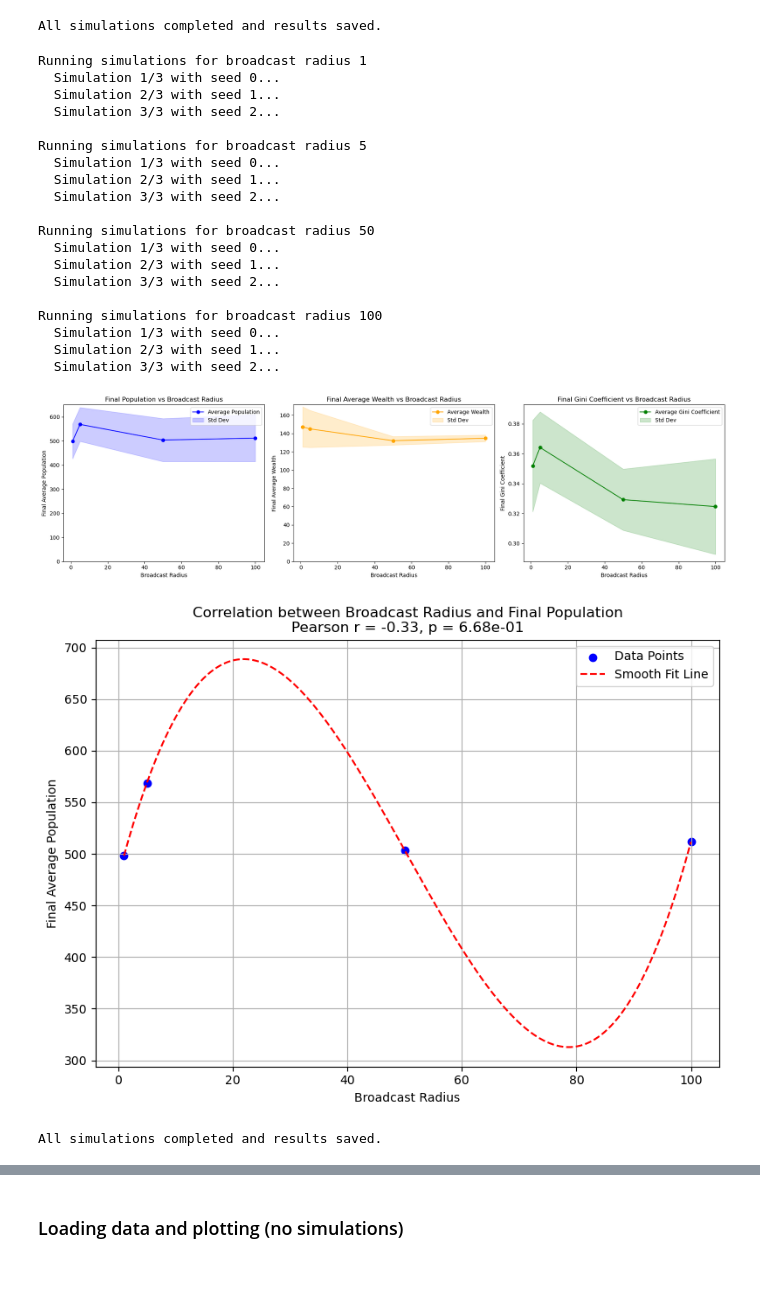
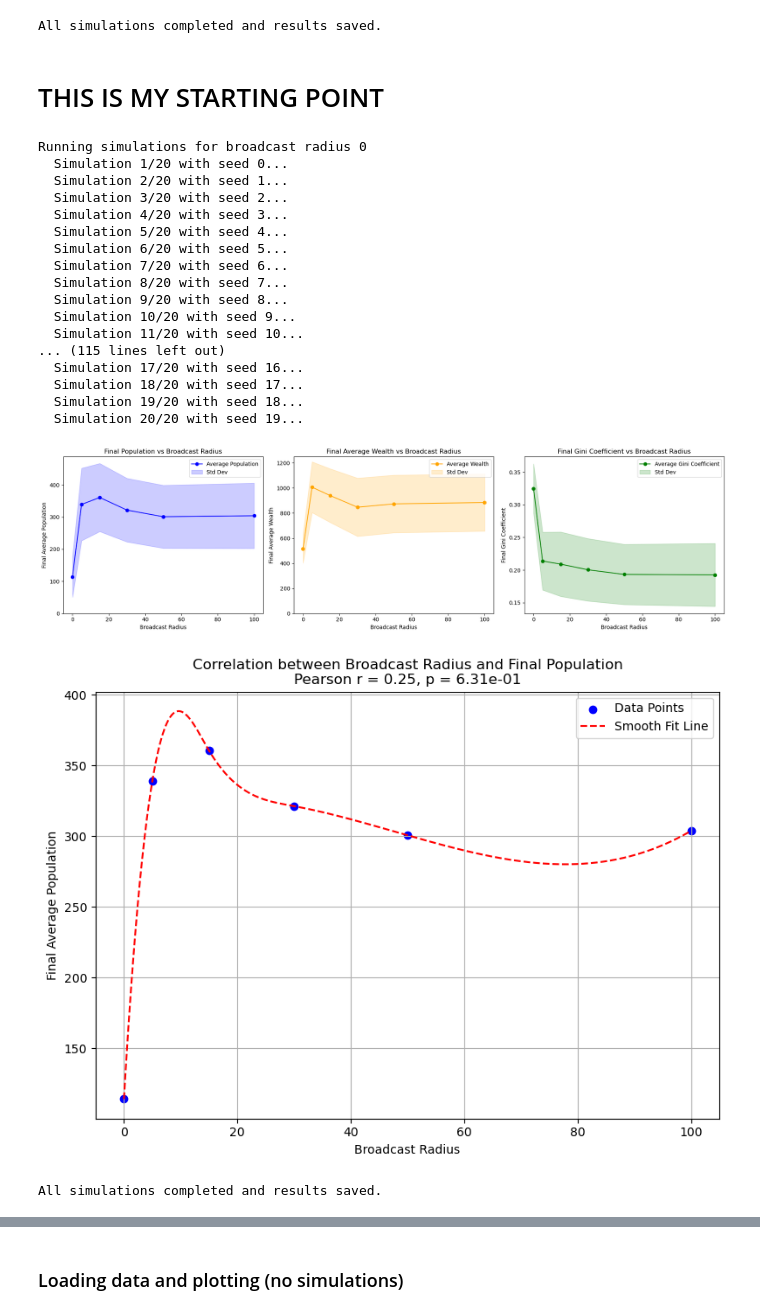
Before and after one commit to neo-nkosi/Sugarscape, a Jupyter notebook: sims.ipynb, the cells around one changed output, grey strips where cells are left out. Drawn from its saved outputs; the diff is of its cells as text; code cells hidden in the pictures; blank space fills up the shorter version.

```diff
--- a/sims.ipynb
+++ b/sims.ipynb
@@ -1024,7 +1026,7 @@ class SugarscapeEnvironmentCommunicative:
             'sugar_peak_frequency': 0.04,
             'sugar_peak_spread': 6,
             'job_center_duration': (40, 100),
-            'vision_range': 2,  # Increased vision range
+            'vision_range': 1,
             'message_expiry': 30,  # Extended message expiry
             'max_messages': 50,  # Limit messages per agent
             'exploration_probability': 0.1
@@ -2011,6 +1997,8 @@ Running simulations for broadcast radius 100
 [figure]
 [figure]
 All simulations completed and results saved.
+# %% [markdown]
+# THIS IS MY STARTING POINT
 # %%
 import random
 import numpy as np
@@ -2563,54 +2551,53 @@ def plot_results_across_broadcast_radii(results, max_timesteps=1000):
     plt.ylabel('Final Average Population')
     plt.legend()
     plt.grid(True)
     plt.tight_layout()
     plt.show()
 
 if __name__ == "__main__":
     # Define the set of broadcast radii to test
     # You can adjust these values as needed
-    broadcast_radii = [0, 1, 5, 10, 15, 20, 25, 30, 35, 40, 45, 50, 55, 60, 65, 70, 75, 80, 85, 90, 95, 100]
+    # broadcast_radii = [0, 1, 5, 10, 15, 20, 25, 30, 35, 40, 45, 50, 55, 60, 65, 70, 75, 80, 85, 90, 95, 100]
+    broadcast_radii = [0, 5, 15, 30, 50,100]
 
     # Run simulations for each broadcast radius
     # Note: reduced num_runs to 3 for quicker testing
     results = run_multiple_simulations_varying_broadcast_radius(
         broadcast_radii=broadcast_radii,
-        num_runs=10,  # set to 20 for experiments
+        num_runs=20,  # set to 20 for experiments
         width=50,
         height=50,
         num_agents=1000,
         cell_size=10,
         max_timesteps=1000
     )
 
     # Plot the results with updated appearance
     plot_results_across_broadcast_radii(results)
 
     # Optionally, save the results to a file for further analysis
     with open('simulation_results.pkl', 'wb') as f:
         pickle.dump(results, f)
 
     print("\nAll simulations completed and results saved.")
 # %% [output]
-Running simulations for broadcast radius 1
-  Simulation 1/3 with seed 0...
-  Simulation 2/3 with seed 1...
-  Simulation 3/3 with seed 2...
-
-Running simulations for broadcast radius 5
-  Simulation 1/3 with seed 0...
-  Simulation 2/3 with seed 1...
-  Simulation 3/3 with seed 2...
-
-Running simulations for broadcast radius 50
-  Simulation 1/3 with seed 0...
-  Simulation 2/3 with seed 1...
-  Simulation 3/3 with seed 2...
-
-Running simulations for broadcast radius 100
-  Simulation 1/3 with seed 0...
-  Simulation 2/3 with seed 1...
-  Simulation 3/3 with seed 2...
+Running simulations for broadcast radius 0
+  Simulation 1/20 with seed 0...
+  Simulation 2/20 with seed 1...
+  Simulation 3/20 with seed 2...
+  Simulation 4/20 with seed 3...
+  Simulation 5/20 with seed 4...
+  Simulation 6/20 with seed 5...
+  Simulation 7/20 with seed 6...
+  Simulation 8/20 with seed 7...
+  Simulation 9/20 with seed 8...
+  Simulation 10/20 with seed 9...
+  Simulation 11/20 with seed 10...
+... (115 lines left out)
+  Simulation 17/20 with seed 16...
+  Simulation 18/20 with seed 17...
+  Simulation 19/20 with seed 18...
+  Simulation 20/20 with seed 19...
-[figure, old version]
+[figure, new version]
-[figure, old version]
+[figure, new version]
 All simulations completed and results saved.
```
Also changed, not shown: parts of 18 cells of this notebook, 14 other files.
